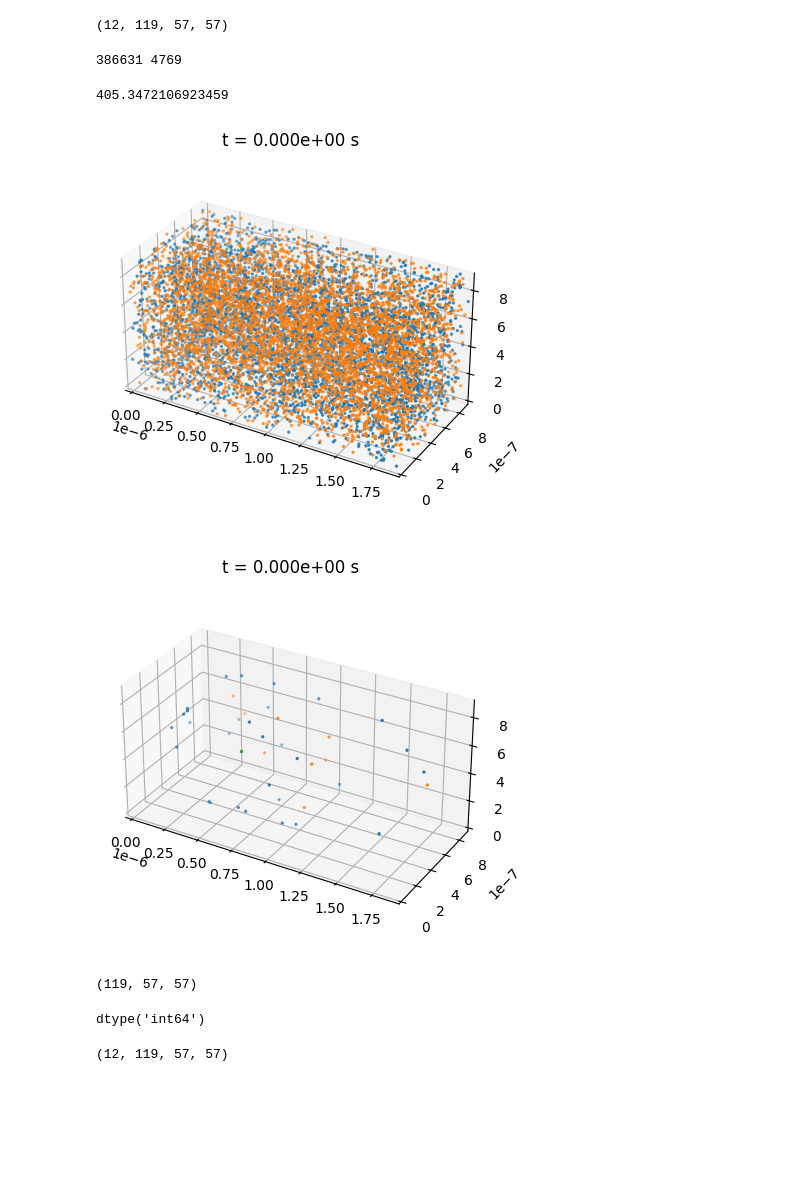
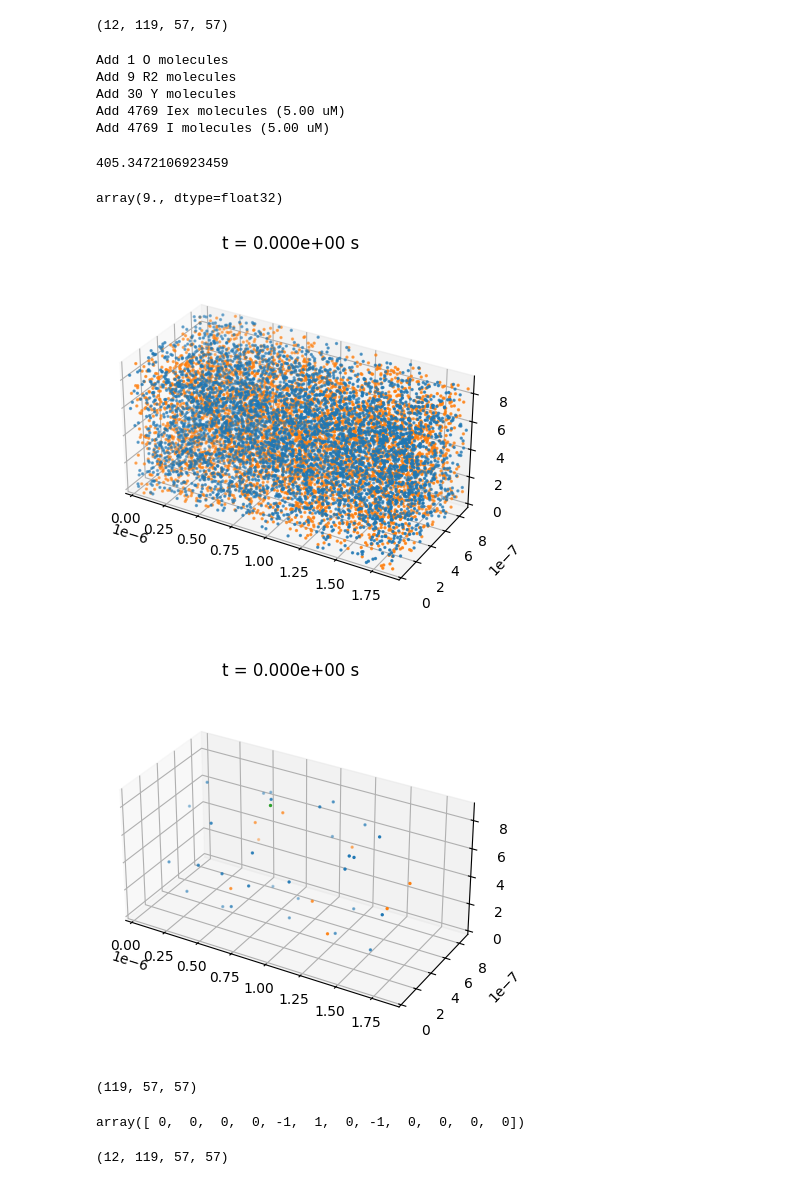
Before and after one commit to darrenjhsu/redicell_framework, a Jupyter notebook: Build_LM_full_ecoli.ipynb, the cells around one changed output. Cells and saved outputs as stored; diff of their text form; code cells hidden in the pictures; blank space fills up the shorter version.

```diff
--- a/Build_LM_full_ecoli.ipynb
+++ b/Build_LM_full_ecoli.ipynb
@@ -148,59 +148,39 @@ a.configure_barrier()
 a.voxel_matrix.shape
 # %% [output]
 (12, 119, 57, 57)
-# %%
-# Initial conditions
-
-# 1 O and 9 R2
-cyto_avail = np.where((a.special_space_type == 1) & (a.barrier_type != 4))
-n_ca = len(cyto_avail[0])
-OR2 = np.random.choice(n_ca, 10, replace=False)
-ca_sel = [x[OR2] for x in cyto_avail]
-
-a.voxel_matrix[a.mol_to_id['O'], ca_sel[0][0], ca_sel[1][0], ca_sel[2][0]] = 1
-a.voxel_matrix[a.mol_to_id['R2'], ca_sel[0][1:], ca_sel[1][1:], ca_sel[2][1:]] = 1
-
-# 30 Y
-mem_avail = np.where(a.special_space_type == 2)
-n_ma = len(mem_avail[0])
-OR2 = np.random.choice(n_ma, 30, replace=False)
-ma_sel = [x[OR2] for x in mem_avail]
-a.voxel_matrix[a.mol_to_id['Y'], ma_sel[0], ma_sel[1], ma_sel[2]] = 1
-
-# 5 uM of Iex and I
-ext_avail = np.where(a.special_space_type > -1)
-n_ea = len(ext_avail[0])
-n_Iex = int(n_ea / a.one_per_voxel_equal_um * 5.0)
-print(n_ea, n_Iex)
-Iex = np.random.choice(n_ea, n_Iex, replace=False)
-ea_sel = [x[Iex] for x in ext_avail]
-a.voxel_matrix[a.mol_to_id['Iex'], ea_sel[0], ea_sel[1], ea_sel[2]] = 1
-
-cyto_all = np.where(a.special_space_type > -1)
-n_call = len(cyto_all[0])
-n_Iin = int(n_call / a.one_per_voxel_equal_um * 5.0)
-Iin = np.random.choice(n_ea, n_Iin, replace=False)
-call_sel = [x[Iin] for x in cyto_all]
-a.voxel_matrix[a.mol_to_id['I'], call_sel[0], call_sel[1], call_sel[2]] = 1
-
-# Type   Space_type    Barrier_type
-#    0   External      Border wall
-#    1   Cytoplasm     Membrane
-#    2   Membrane      Cytoplasm
-#    3   None          External
-#    4   None          Cytoplasm_blockers
-# %% [output]
-386631 4769
+# %%
+# Initial conditions
+# Type   Space_type    Barrier_type
+#    0   External      Border wall
+#    1   Cytoplasm     Membrane
+#    2   Membrane      Cytoplasm
+#    3   None          External
+#    4   None          Cytoplasm_blockers
+a.add_molecules((a.special_space_type == 1) & (a.barrier_type != 4), 'O', count=1)
+a.add_molecules((a.special_space_type == 1) & (a.barrier_type != 4), 'R2', count=9)
+a.add_molecules(a.special_space_type == 2, 'Y', count=30)
+a.add_molecules(a.special_space_type > -1, 'Iex', uM=5)
+a.add_molecules(a.special_space_type > -1, 'I', uM=5)
+# %% [output]
+Add 1 O molecules
+Add 9 R2 molecules
+Add 30 Y molecules
+Add 4769 Iex molecules (5.00 uM)
+Add 4769 I molecules (5.00 uM)
 # %%
 a.one_per_voxel_equal_um
 # %% [output]
 405.3472106923459
+# %%
+a.voxel_matrix[a.mol_to_id['R2']].sum()
+# %% [output]
+array(9., dtype=float32)
 # %%
-a.plot3D(['Iex', 'I', 'Y', 'R2', 'O'], wall=False)
+a.plot3D(['Iex', 'I'], wall=False)
 a.plot3D(['Y', 'R2', 'O'], wall=False)
 # %% [output]
-[figure, old version]
+[figure, new version]
-[figure, old version]
+[figure, new version]
 # %%
 a.maintain_external_conditions()
 # %%
@@ -208,9 +188,9 @@ a.mesh[0].shape
 # %% [output]
 (119, 57, 57)
 # %%
-a.reaction_vector_list[0].dtype
+a.reaction_vector_list[0]
 # %% [output]
-dtype('int64')
+array([ 0,  0,  0,  0, -1,  1,  0, -1,  0,  0,  0,  0])
 # %%
 a.reaction_matrix_list[2].shape
 # %% [output]
```
Also changed, not shown: parts of 7 cells of this notebook, 2 other files.
